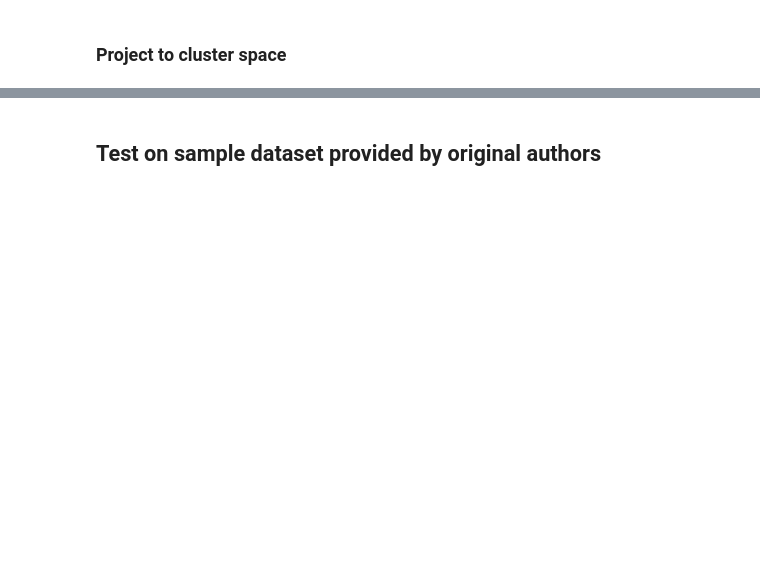
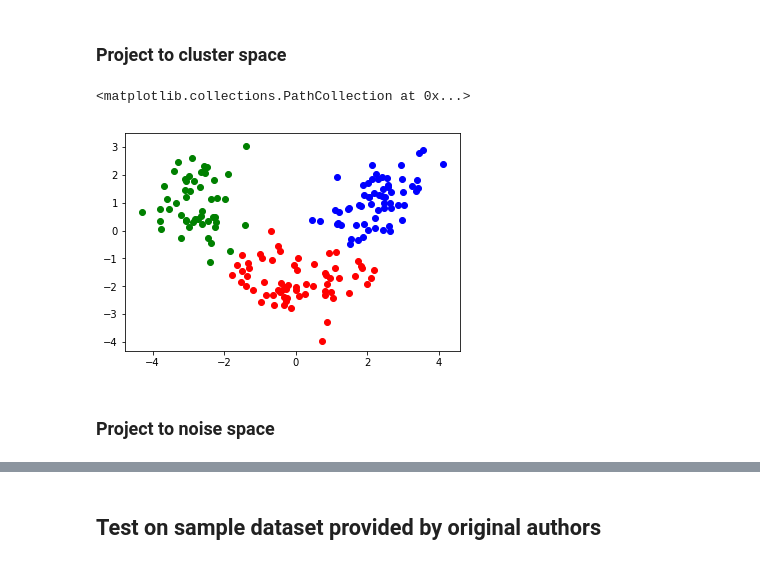
Before and after one commit to tvannoy/SubKMeans-randomized-SVD, a Jupyter notebook: Jupyter/vanilla_test.ipynb, the cells around one changed output, grey strips where cells are left out. Saved outputs shown, nothing was run; the diff lists cells and outputs as text; code cells hidden in the pictures; blank space fills up the shorter version.

Commit message:
added noise space visualization

```diff
--- a/Jupyter/vanilla_test.ipynb
+++ b/Jupyter/vanilla_test.ipynb
@@ -141,5 +69,5 @@ print(wine.data.shape)
 # %%
 X = preprocessing.scale(wine.data)
-kmeans = subkmeans.SubKmeans(3, X)
+kmeans = SubKmeans(3, X)
 # %%
 kmeans.run()
@@ -159,0 +93,9 @@ other = (comp.pT @ comp.V @ comp.X.T).T
+# %%
+plt.scatter(c1[:,0], c1[:,1], color='red')
+plt.scatter(c2[:,0], c2[:,1], color='blue')
+plt.scatter(c3[:,0], c3[:,1], color='green')
+# %% [output]
+<matplotlib.collections.PathCollection at 0x...>
+[figure, added]
+# %% [markdown]
+### Project to noise space
```
Also changed, not shown: parts of 14 cells of this notebook.
